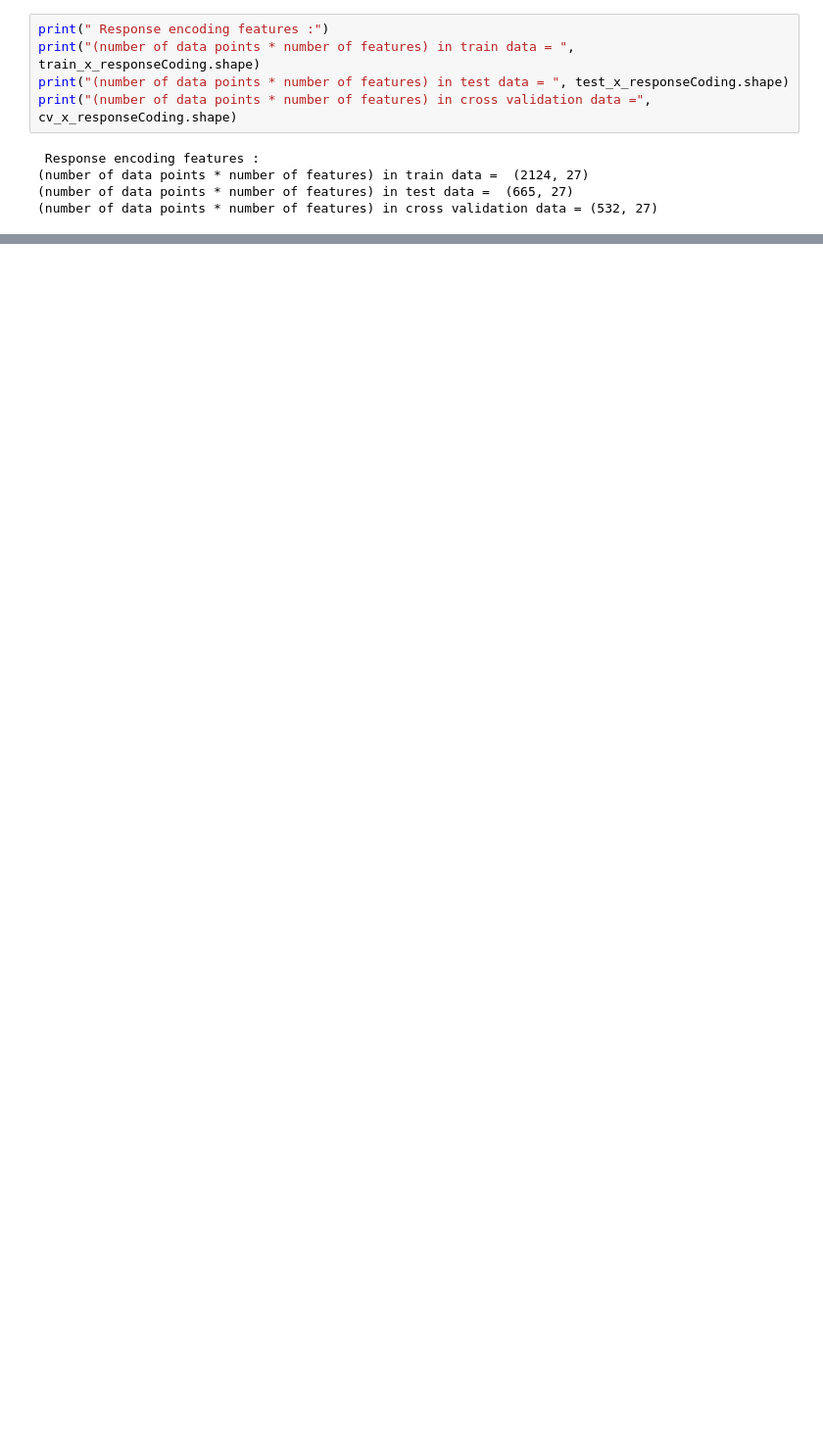
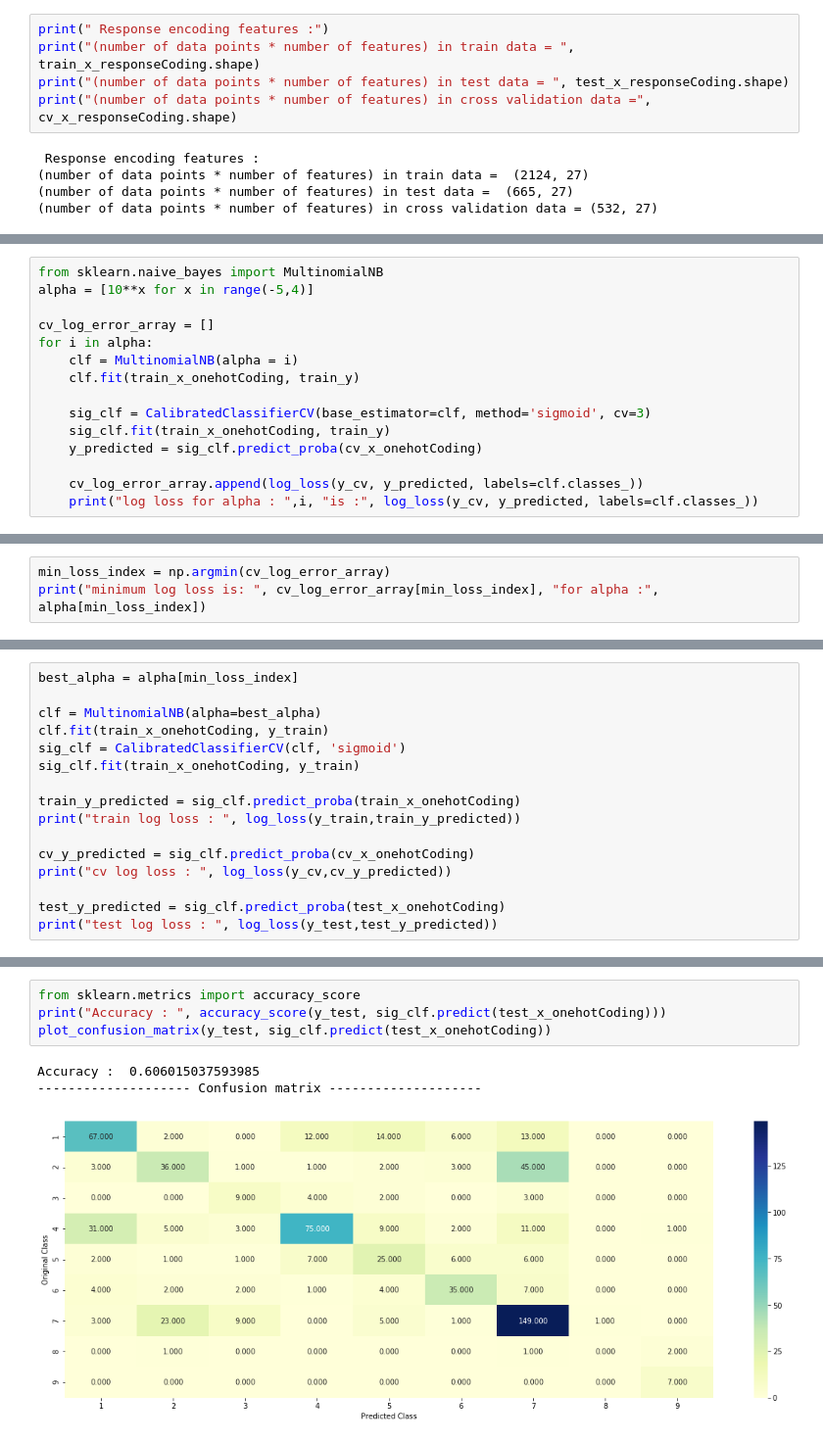
Before and after one commit to Akshaychikara/Personalized-Medicine-Redefining-Cancer-Treatment, a Jupyter notebook: MSK-CancerClassifierAutomation.ipynb, the cells around one changed output, grey strips where cells are left out. Shown: that part at 98% size. Drawn from its saved outputs; the diff is of its cells as text; blank space fills up the shorter version.

```diff
--- a/MSK-CancerClassifierAutomation.ipynb
+++ b/MSK-CancerClassifierAutomation.ipynb
@@ -1079,0 +1085,15 @@ print("(number of data points * number of features) in cross validation data =",
+# %%
+from sklearn.naive_bayes import MultinomialNB
+alpha = [10**x for x in range(-5,4)]
+
+cv_log_error_array = []
+for i in alpha:
+    clf = MultinomialNB(alpha = i)
+    clf.fit(train_x_onehotCoding, train_y)
+
+    sig_clf = CalibratedClassifierCV(base_estimator=clf, method='sigmoid', cv=3)
+    sig_clf.fit(train_x_onehotCoding, train_y)
+    y_predicted = sig_clf.predict_proba(cv_x_onehotCoding)
+
+    cv_log_error_array.append(log_loss(y_cv, y_predicted, labels=clf.classes_))
+    print("log loss for alpha : ",i, "is :", log_loss(y_cv, y_predicted, labels=clf.classes_))
@@ -1079,0 +1114,3 @@ print("(number of data points * number of features) in cross validation data =",
+# %%
+min_loss_index = np.argmin(cv_log_error_array)
+print("minimum log loss is: ", cv_log_error_array[min_loss_index], "for alpha :", alpha[min_loss_index])
@@ -1079,0 +1119,16 @@ print("(number of data points * number of features) in cross validation data =",
+# %%
+best_alpha = alpha[min_loss_index]
+
+clf = MultinomialNB(alpha=best_alpha)
+clf.fit(train_x_onehotCoding, y_train)
+sig_clf = CalibratedClassifierCV(clf, 'sigmoid')
+sig_clf.fit(train_x_onehotCoding, y_train)
+
+train_y_predicted = sig_clf.predict_proba(train_x_onehotCoding)
+print("train log loss : ", log_loss(y_train,train_y_predicted))
+
+cv_y_predicted = sig_clf.predict_proba(cv_x_onehotCoding)
+print("cv log loss : ", log_loss(y_cv,cv_y_predicted))
+
+test_y_predicted = sig_clf.predict_proba(test_x_onehotCoding)
+print("test log loss : ", log_loss(y_test,test_y_predicted))
@@ -1079,0 +1139,8 @@ print("(number of data points * number of features) in cross validation data =",
+# %%
+from sklearn.metrics import accuracy_score
+print("Accuracy : ", accuracy_score(y_test, sig_clf.predict(test_x_onehotCoding)))
+plot_confusion_matrix(y_test, sig_clf.predict(test_x_onehotCoding))
+# %% [output]
+Accuracy :  0.606015037593985
+-------------------- Confusion matrix --------------------
+[figure, added]
```
Also changed, not shown: parts of 40 cells of this notebook.
